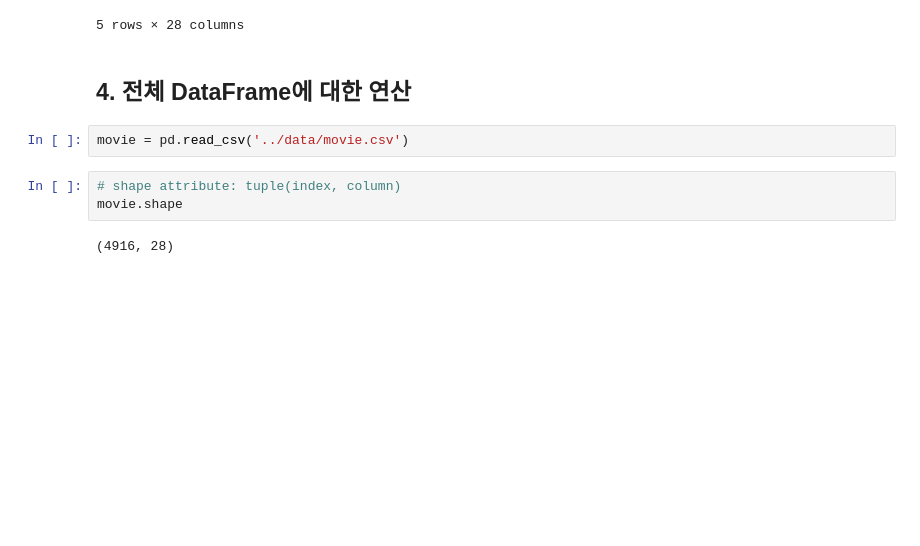
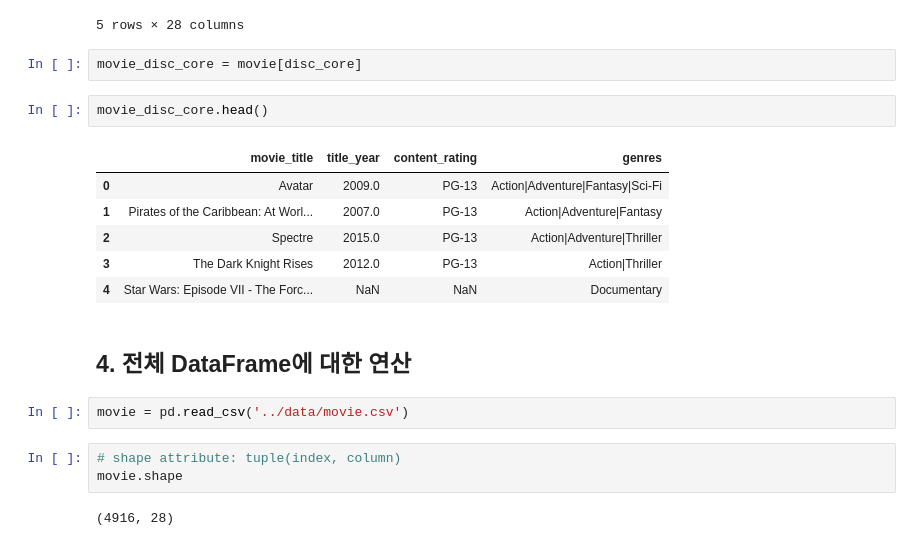
Before and after one commit to angelxtry/PyDataSc, a Jupyter notebook: PandasCookbook/ch02/ch02.DataFrame필수연산.ipynb, the cells around one changed output. Drawn from its saved outputs; the diff is of its cells as text; blank space fills up the shorter version.

```diff
--- a/PandasCookbook/ch02/ch02.DataFrame필수연산.ipynb
+++ b/PandasCookbook/ch02/ch02.DataFrame필수연산.ipynb
@@ -224,6 +229,17 @@ movie2.head()
 | 3 | The Dark Knight Rises | 2012.0 | PG-13 | Action|Thriller | Christopher Nolan | Tom Hardy | Christian Bale | ... |
 | 4 | Star Wars: Episode VII - The Forc... | NaN | NaN | Documentary | Doug Walker | Doug Walker | Rob Walker | ... |
 5 rows × 28 columns
+# %%
+movie_disc_core = movie[disc_core]
+# %%
+movie_disc_core.head()
+# %% [output]
+|  | movie_title | title_year | content_rating | genres |
+| 0 | Avatar | 2009.0 | PG-13 | Action|Adventure|Fantasy|Sci-Fi |
+| 1 | Pirates of the Caribbean: At Worl... | 2007.0 | PG-13 | Action|Adventure|Fantasy |
+| 2 | Spectre | 2015.0 | PG-13 | Action|Adventure|Thriller |
+| 3 | The Dark Knight Rises | 2012.0 | PG-13 | Action|Thriller |
+| 4 | Star Wars: Episode VII - The Forc... | NaN | NaN | Documentary |
 # %% [markdown]
 ## 4. 전체 DataFrame에 대한 연산
 # %%
```
Also changed, not shown: parts of 8 cells of this notebook, 1 other file.
